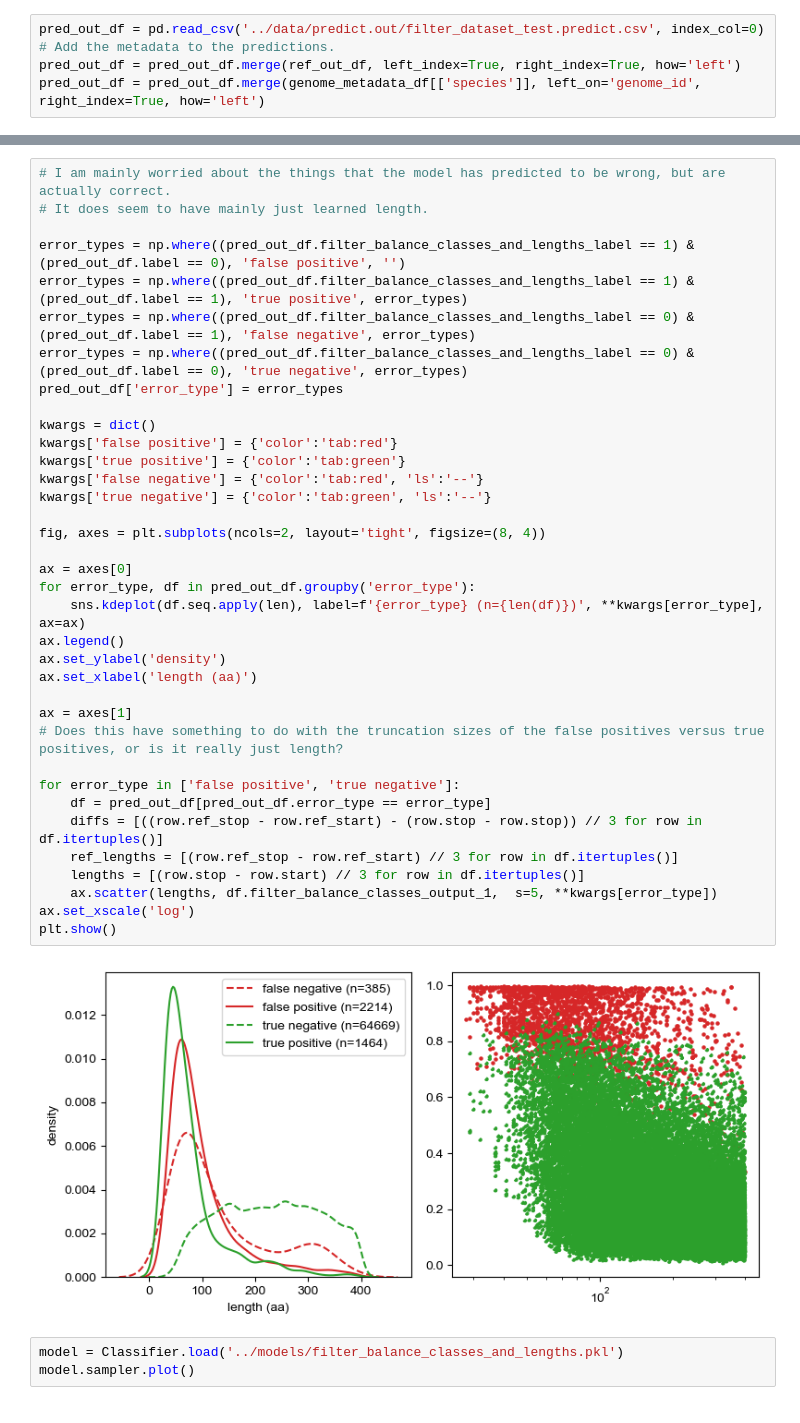
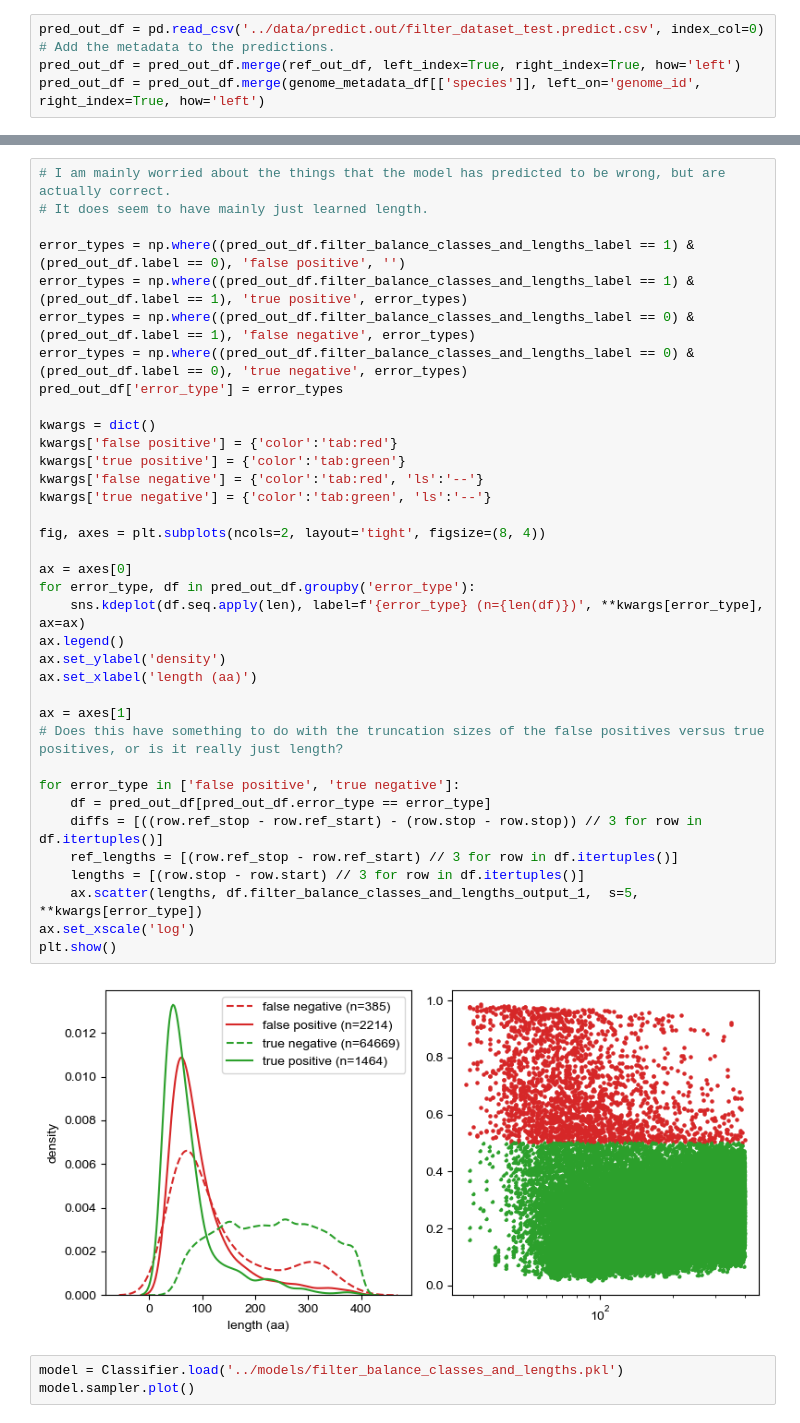
Before and after one commit to pipparichter/frugal, a Jupyter notebook: notebooks/filter.ipynb, the cells around one changed output, grey strips where cells are left out. Saved outputs shown, nothing was run; the diff lists cells and outputs as text.

```diff
--- a/notebooks/filter.ipynb
+++ b/notebooks/filter.ipynb
@@ -208,35 +208,35 @@ error_types = np.where((pred_out_df.filter_balance_classes_and_lengths_label ==
 error_types = np.where((pred_out_df.filter_balance_classes_and_lengths_label == 0) & (pred_out_df.label == 1), 'false negative', error_types)
 error_types = np.where((pred_out_df.filter_balance_classes_and_lengths_label == 0) & (pred_out_df.label == 0), 'true negative', error_types)
 pred_out_df['error_type'] = error_types
 
 kwargs = dict()
 kwargs['false positive'] = {'color':'tab:red'}
 kwargs['true positive'] = {'color':'tab:green'}
 kwargs['false negative'] = {'color':'tab:red', 'ls':'--'}
 kwargs['true negative'] = {'color':'tab:green', 'ls':'--'}
 
 fig, axes = plt.subplots(ncols=2, layout='tight', figsize=(8, 4))
 
 ax = axes[0]
 for error_type, df in pred_out_df.groupby('error_type'):
     sns.kdeplot(df.seq.apply(len), label=f'{error_type} (n={len(df)})', **kwargs[error_type], ax=ax)
 ax.legend()
 ax.set_ylabel('density')
 ax.set_xlabel('length (aa)')
 
 ax = axes[1]
 # Does this have something to do with the truncation sizes of the false positives versus true positives, or is it really just length?
 
 for error_type in ['false positive', 'true negative']:
     df = pred_out_df[pred_out_df.error_type == error_type]
     diffs = [((row.ref_stop - row.ref_start) - (row.stop - row.stop)) // 3 for row in df.itertuples()]
     ref_lengths = [(row.ref_stop - row.ref_start) // 3 for row in df.itertuples()]
     lengths = [(row.stop - row.start) // 3 for row in df.itertuples()]
-    ax.scatter(lengths, df.filter_balance_classes_output_1,  s=5, **kwargs[error_type])
+    ax.scatter(lengths, df.filter_balance_classes_and_lengths_output_1,  s=5, **kwargs[error_type])
 ax.set_xscale('log')
 plt.show()
 # %% [output]
-[figure, old version]
+[figure, new version]
 # %%
 model = Classifier.load('../models/filter_balance_classes_and_lengths.pkl')
 model.sampler.plot()
```
Also changed, not shown: parts of 3 cells of this notebook, 3 other files.
